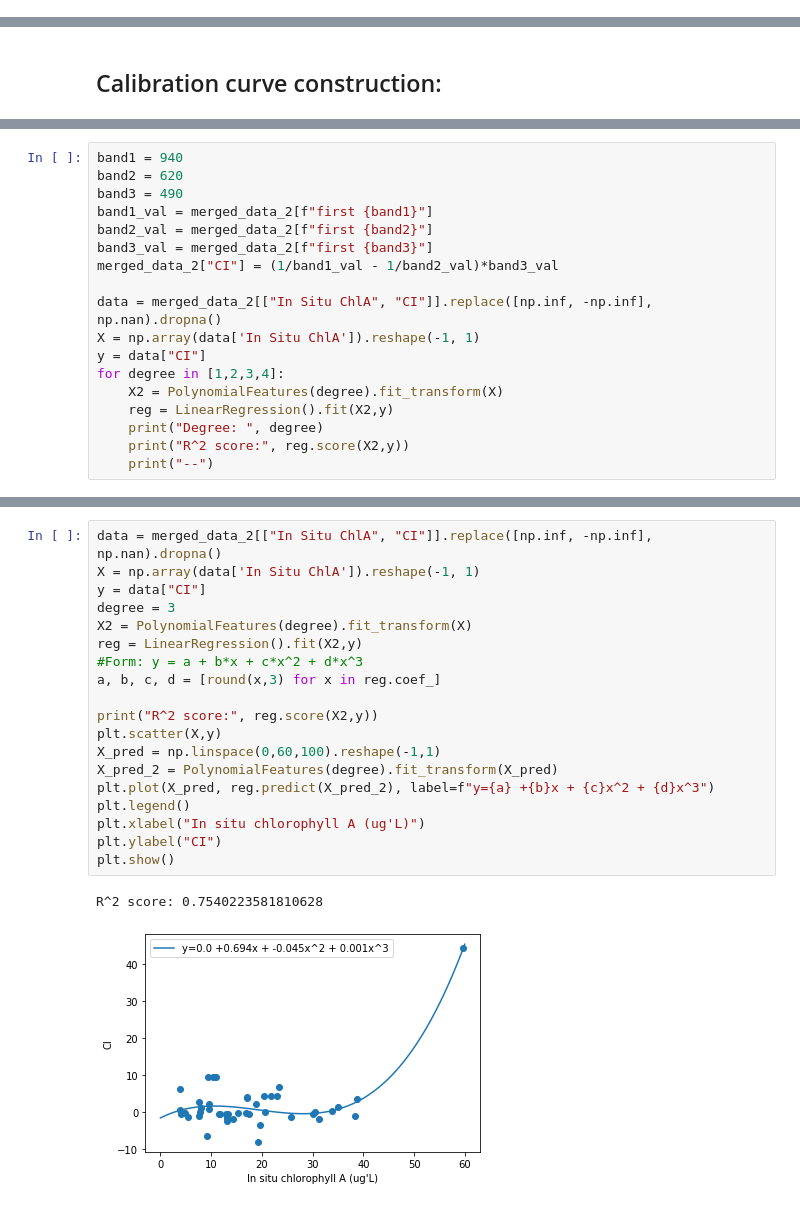
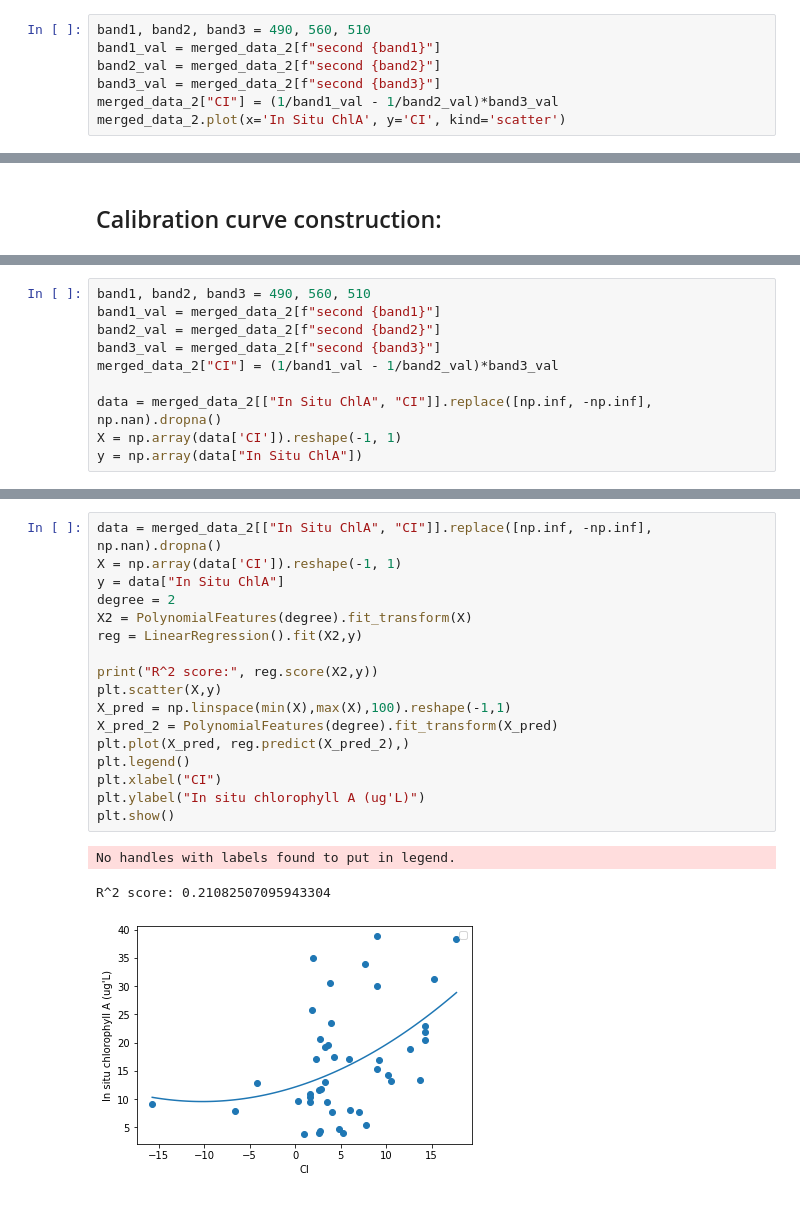
Before and after one commit to quachhungvietnam/HarmfulAlgalBloom, a Jupyter notebook: Capstone Code/Calibration curve 2.ipynb, the cells around one changed output, grey strips where cells are left out. Drawn from its saved outputs; the diff is of its cells as text.

Commit message:
Regression_methods_calibration_curve

```diff
--- a/Capstone Code/Calibration curve 2.ipynb
+++ b/Capstone Code/Calibration curve 2.ipynb
@@ -819,0 +854,7 @@ print(df.loc[(df["Pearson R"]==optimal_R)|(df["Pearson R"]==-optimal_R), :])
+# %%
+band1, band2, band3 = 490, 560, 510
+band1_val = merged_data_2[f"second {band1}"]
+band2_val = merged_data_2[f"second {band2}"]
+band3_val = merged_data_2[f"second {band3}"]
+merged_data_2["CI"] = (1/band1_val - 1/band2_val)*band3_val
+merged_data_2.plot(x='In Situ ChlA', y='CI', kind='scatter')
@@ -844,18 +900,10 @@ print(df.loc[(df["Pearson R"]==optimal_R)|(df["Pearson R"]==-optimal_R), :])
 # %%
-band1 = 940
-band2 = 620
-band3 = 490
-band1_val = merged_data_2[f"first {band1}"]
-band2_val = merged_data_2[f"first {band2}"]
-band3_val = merged_data_2[f"first {band3}"]
+band1, band2, band3 = 490, 560, 510
+band1_val = merged_data_2[f"second {band1}"]
+band2_val = merged_data_2[f"second {band2}"]
+band3_val = merged_data_2[f"second {band3}"]
 merged_data_2["CI"] = (1/band1_val - 1/band2_val)*band3_val
 
 data = merged_data_2[["In Situ ChlA", "CI"]].replace([np.inf, -np.inf], np.nan).dropna()
-X = np.array(data['In Situ ChlA']).reshape(-1, 1)
-y = data["CI"]
-for degree in [1,2,3,4]:
-    X2 = PolynomialFeatures(degree).fit_transform(X)
-    reg = LinearRegression().fit(X2,y)
-    print("Degree: ", degree)
-    print("R^2 score:", reg.score(X2,y))
-    print("--")
+X = np.array(data['CI']).reshape(-1, 1)
+y = np.array(data["In Situ ChlA"])
@@ -877,22 +969,21 @@ from sklearn.preprocessing import PolynomialFeatures
 # %%
 data = merged_data_2[["In Situ ChlA", "CI"]].replace([np.inf, -np.inf], np.nan).dropna()
-X = np.array(data['In Situ ChlA']).reshape(-1, 1)
-y = data["CI"]
-degree = 3
+X = np.array(data['CI']).reshape(-1, 1)
+y = data["In Situ ChlA"]
+degree = 2
 X2 = PolynomialFeatures(degree).fit_transform(X)
 reg = LinearRegression().fit(X2,y)
-#Form: y = a + b*x + c*x^2 + d*x^3
-a, b, c, d = [round(x,3) for x in reg.coef_]
 
 print("R^2 score:", reg.score(X2,y))
 plt.scatter(X,y)
-X_pred = np.linspace(0,60,100).reshape(-1,1)
+X_pred = np.linspace(min(X),max(X),100).reshape(-1,1)
 X_pred_2 = PolynomialFeatures(degree).fit_transform(X_pred)
-plt.plot(X_pred, reg.predict(X_pred_2), label=f"y={a} +{b}x + {c}x^2 + {d}x^3")
+plt.plot(X_pred, reg.predict(X_pred_2),)
 plt.legend()
-plt.xlabel("In situ chlorophyll A (ug'L)")
-plt.ylabel("CI")
+plt.xlabel("CI")
+plt.ylabel("In situ chlorophyll A (ug'L)")
 plt.show()
 # %% [output]
-R^2 score: 0.7540223581810628
+No handles with labels found to put in legend.
+R^2 score: 0.21082507095943304
-[figure, old version]
+[figure, new version]
```
Also changed, not shown: parts of 28 cells of this notebook.
